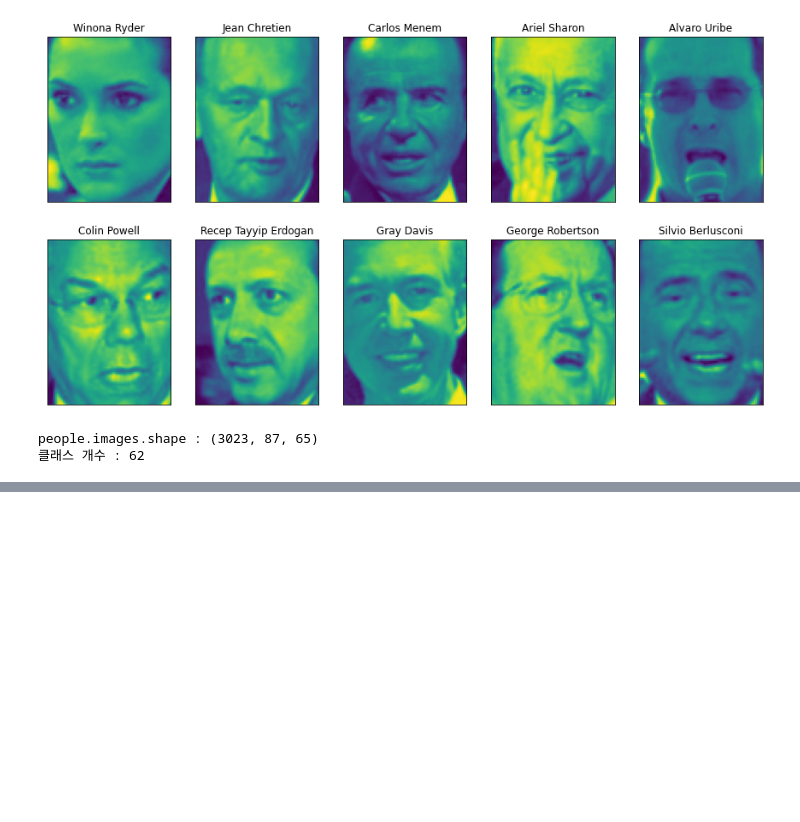
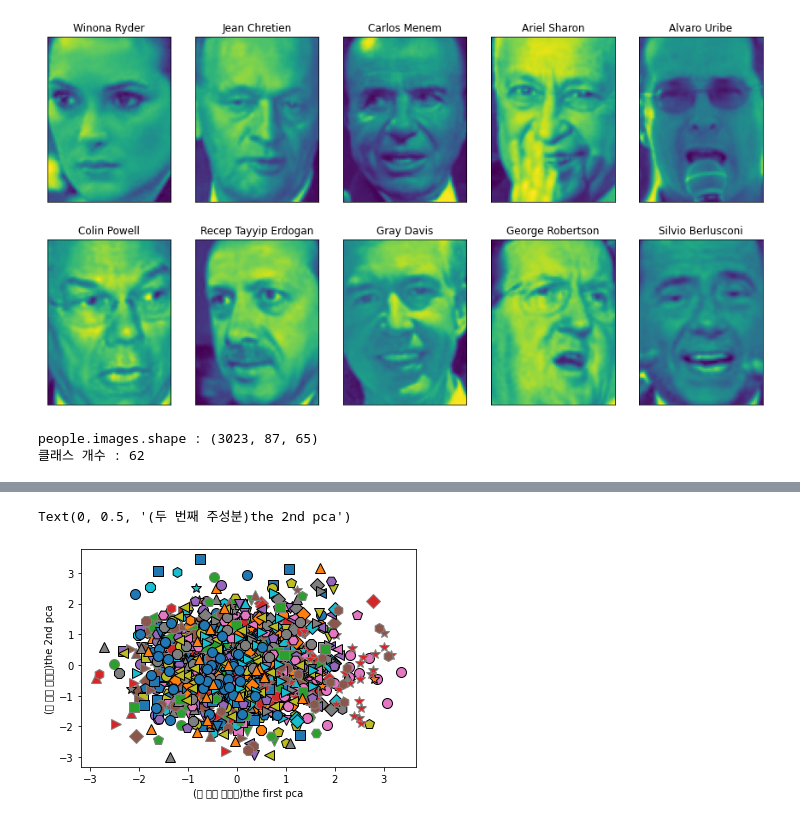
Before and after one commit to brandnewmin/brandnewm, a Jupyter notebook: 3장비지도학습과데이터전처리.ipynb, the cells around one changed output, grey strips where cells are left out. Saved outputs shown, nothing was run; the diff lists cells and outputs as text; code cells hidden in the pictures; blank space fills up the shorter version.

```diff
--- a/3장비지도학습과데이터전처리.ipynb
+++ b/3장비지도학습과데이터전처리.ipynb
@@ -557,0 +623,7 @@ AttributeError: ignored
+# %%
+mglearn.discrete_scatter(X_train_pca[:,0], X_train_pca[:,1], y_train)
+plt.xlabel('(첫 번째 주성분)the first pca')
+plt.ylabel('(두 번째 주성분)the 2nd pca')
+# %% [output]
+Text(0, 0.5, '(두 번째 주성분)the 2nd pca')
+[figure, added]
```
Also changed, not shown: parts of 14 cells of this notebook.
